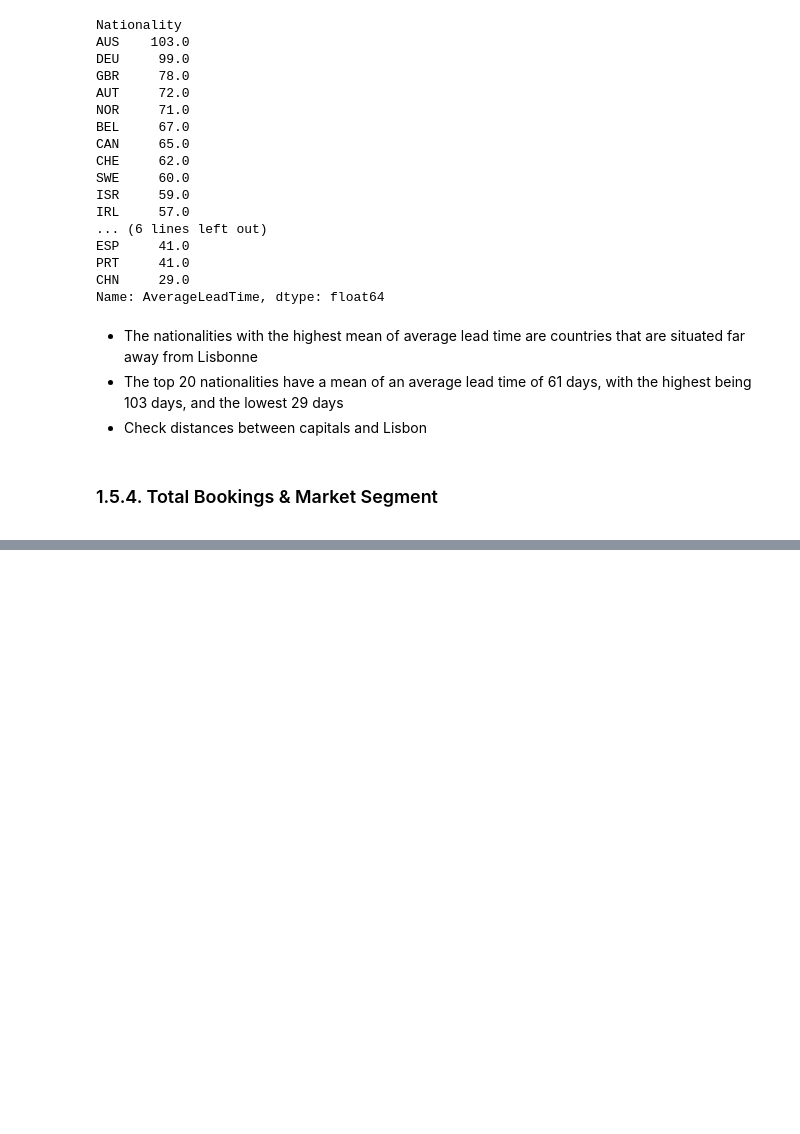
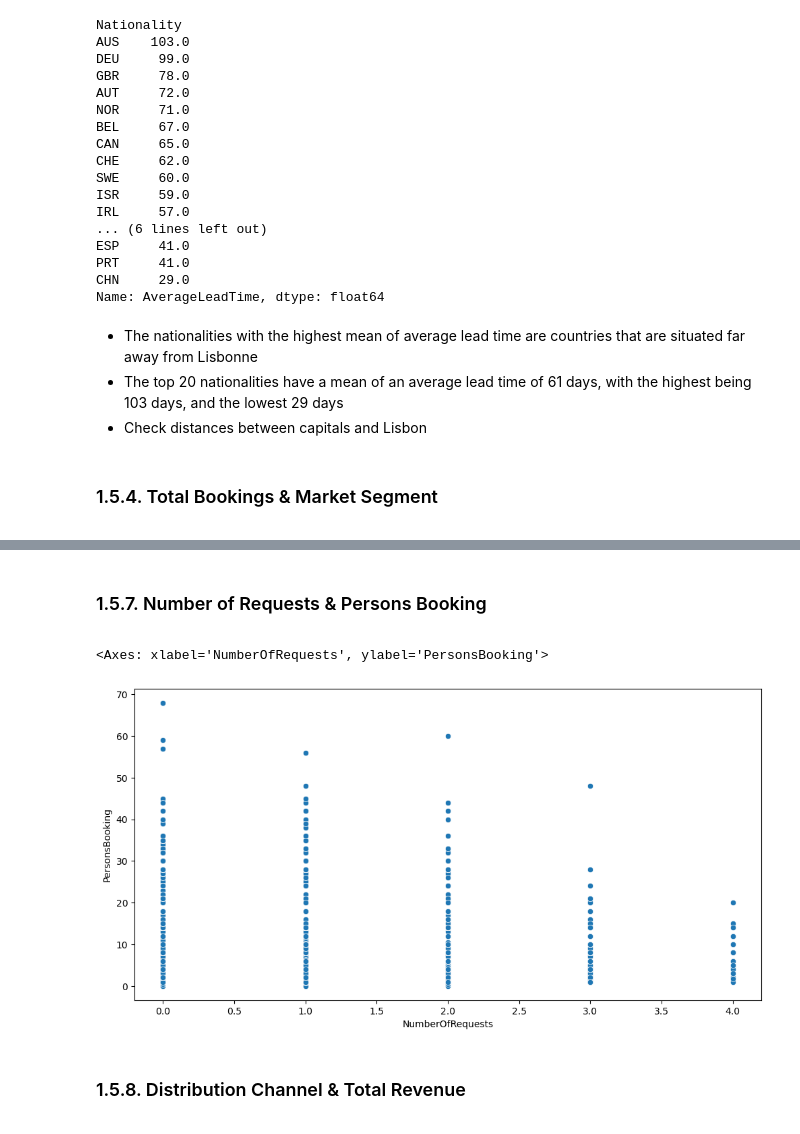
Before and after one commit to RubenCMarques/Hotel-Customer-Segmentation, a Jupyter notebook: Notebooks/Chloe_workspace.ipynb, the cells around one changed output, grey strips where cells are left out. Saved outputs shown, nothing was run; the diff lists cells and outputs as text; code cells hidden in the pictures; blank space fills up the shorter version.

```diff
--- a/Notebooks/Chloe_workspace.ipynb
+++ b/Notebooks/Chloe_workspace.ipynb
@@ -1179,0 +1226,18 @@ Name: AverageLeadTime, dtype: float64
+# %% [markdown]
+<a class="anchor" id="sub-section-1_5_7">
+
+### 1.5.7. Number of Requests & Persons Booking
+
+</a>
+# %%
+plt.figure(figsize=(12, 6))
+sns.scatterplot(datacopy, x = datacopy["NumberOfRequests"], y = datacopy["PersonsBooking"])
+# %% [output]
+<Axes: xlabel='NumberOfRequests', ylabel='PersonsBooking'>
+[figure, added]
+# %% [markdown]
+<a class="anchor" id="sub-section-1_6_8">
+
+### 1.5.8. Distribution Channel & Total Revenue
+
+</a>
```
Also changed, not shown: parts of 11 cells of this notebook.
